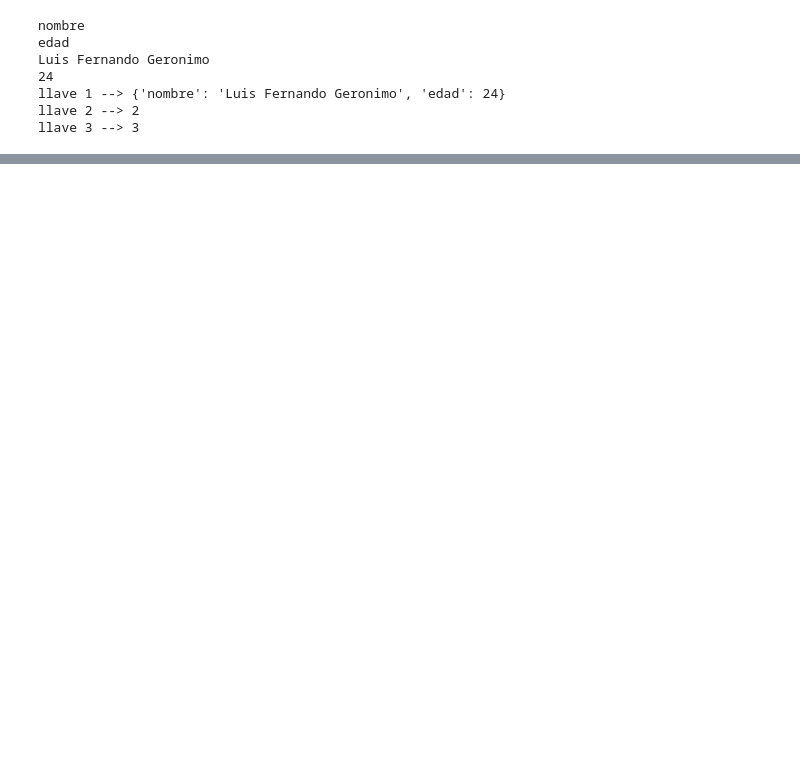
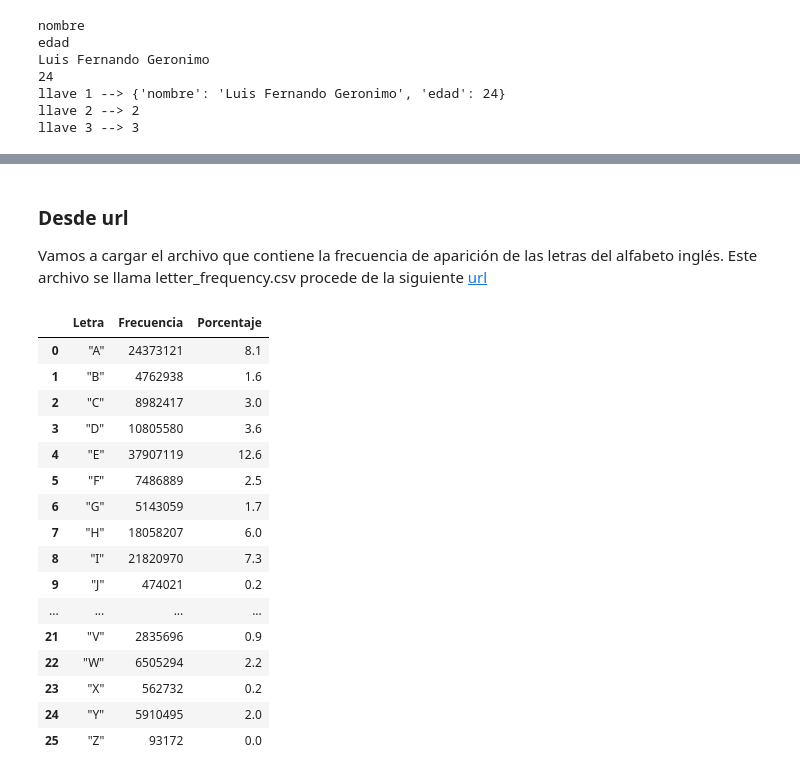
Before and after one commit to FernandoGeronimo834/Apuntes-de-Cursos, a Jupyter notebook: Apuntes de Python.ipynb, the cells around one changed output, grey strips where cells are left out. Cells and saved outputs as stored; diff of their text form; code cells hidden in the pictures; blank space fills up the shorter version.

```diff
--- a/Apuntes de Python.ipynb
+++ b/Apuntes de Python.ipynb
@@ -1221,0 +3027,26 @@ llave 3 --> 3
+# %% [markdown]
+### Desde url
+
+Vamos a cargar el archivo que contiene la frecuencia de aparición de las letras del alfabeto inglés. Este archivo se llama letter_frequency.csv procede de la siguiente [url](https://people.sc.fsu.edu/~jburkardt/data/csv/letter_frequency.csv)
+# %%
+letters_freq_df = pd.read_csv("https://people.sc.fsu.edu/~jburkardt/data/csv/letter_frequency.csv")
+letters_freq_df.columns = ["Letra", "Frecuencia", "Porcentaje"]
+letters_freq_df
+# %% [output]
+|  | Letra | Frecuencia | Porcentaje |
+| 0 | "A" | 24373121 | 8.1 |
+| 1 | "B" | 4762938 | 1.6 |
+| 2 | "C" | 8982417 | 3.0 |
+| 3 | "D" | 10805580 | 3.6 |
+| 4 | "E" | 37907119 | 12.6 |
+| 5 | "F" | 7486889 | 2.5 |
+| 6 | "G" | 5143059 | 1.7 |
+| 7 | "H" | 18058207 | 6.0 |
+| 8 | "I" | 21820970 | 7.3 |
+| 9 | "J" | 474021 | 0.2 |
+| ... | ... | ... | ... |
+| 21 | "V" | 2835696 | 0.9 |
+| 22 | "W" | 6505294 | 2.2 |
+| 23 | "X" | 562732 | 0.2 |
+| 24 | "Y" | 5910495 | 2.0 |
+| 25 | "Z" | 93172 | 0.0 |
```
Also changed, not shown: parts of 308 cells of this notebook, 1 other file.
